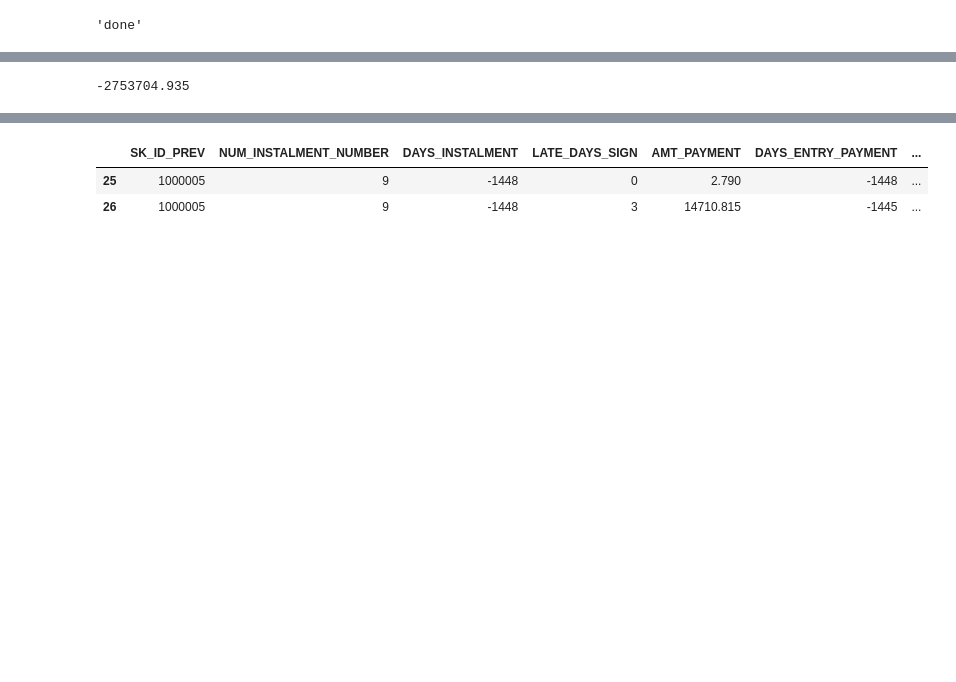
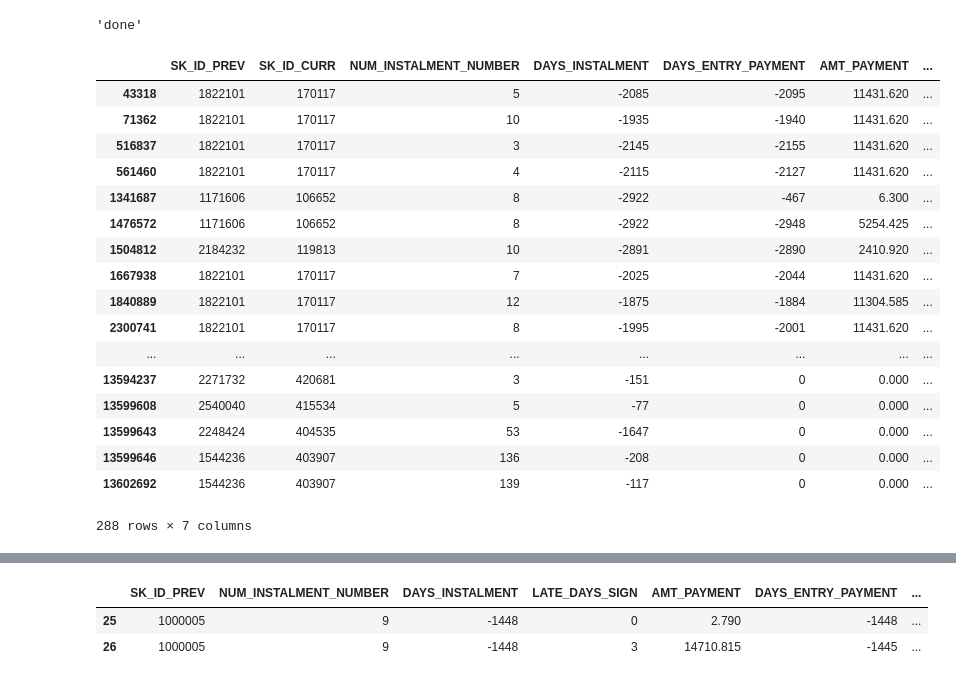
Before and after one commit to wluo-personal/AlphaBoosting, a Jupyter notebook: home_credit/haoyan/feature_trial/installments.ipynb, the cells around one changed output, grey strips where cells are left out. Cells and saved outputs as stored; diff of their text form; code cells hidden in the pictures; blank space fills up the shorter version.

Commit message:
homecredit

```diff
--- a/home_credit/haoyan/feature_trial/installments.ipynb
+++ b/home_credit/haoyan/feature_trial/installments.ipynb
@@ -206,6 +238,37 @@ def area_under_curve(df, gp_col, x, y):
 'done'
 # %% [output]
 'done'
+# %%
+import pandas as pd
+import numpy as np
+import warnings
+
+warnings.filterwarnings("ignore")
+
+PATH = '/home/kai/data/kaggle/homecredit/'
+
+inst0 = pd.read_pickle(PATH + '/inter/tmp/inst.pkl')
+# %%
+inst0[inst0['AMT_INSTALMENT']==0]
+# %% [output]
+|  | SK_ID_PREV | SK_ID_CURR | NUM_INSTALMENT_NUMBER | DAYS_INSTALMENT | DAYS_ENTRY_PAYMENT | AMT_PAYMENT | ... |
+| 43318 | 1822101 | 170117 | 5 | -2085 | -2095 | 11431.620 | ... |
+| 71362 | 1822101 | 170117 | 10 | -1935 | -1940 | 11431.620 | ... |
+| 516837 | 1822101 | 170117 | 3 | -2145 | -2155 | 11431.620 | ... |
+| 561460 | 1822101 | 170117 | 4 | -2115 | -2127 | 11431.620 | ... |
+| 1341687 | 1171606 | 106652 | 8 | -2922 | -467 | 6.300 | ... |
+| 1476572 | 1171606 | 106652 | 8 | -2922 | -2948 | 5254.425 | ... |
+| 1504812 | 2184232 | 119813 | 10 | -2891 | -2890 | 2410.920 | ... |
+| 1667938 | 1822101 | 170117 | 7 | -2025 | -2044 | 11431.620 | ... |
+| 1840889 | 1822101 | 170117 | 12 | -1875 | -1884 | 11304.585 | ... |
+| 2300741 | 1822101 | 170117 | 8 | -1995 | -2001 | 11431.620 | ... |
+| ... | ... | ... | ... | ... | ... | ... | ... |
+| 13594237 | 2271732 | 420681 | 3 | -151 | 0 | 0.000 | ... |
+| 13599608 | 2540040 | 415534 | 5 | -77 | 0 | 0.000 | ... |
+| 13599643 | 2248424 | 404535 | 53 | -1647 | 0 | 0.000 | ... |
+| 13599646 | 1544236 | 403907 | 136 | -208 | 0 | 0.000 | ... |
+| 13602692 | 1544236 | 403907 | 139 | -117 | 0 | 0.000 | ... |
+288 rows × 7 columns
 # %%
 import pandas as pd
 import numpy as np
@@ -254,7 +317,3 @@ payment_series
 | 14011458 | 2843499 | 9 | -963 | 0 | 16074.000 | -963 | ... |
 | 14011459 | 2843499 | 10 | -933 | 0 | 433416.240 | -933 | ... |
 14011460 rows × 11 columns
-# %%
-payment_series['AMT_LATE_PAYMENT'].min()
-# %% [output]
--2753704.935
```
Also changed, not shown: parts of 6 cells of this notebook, 5 other files.
